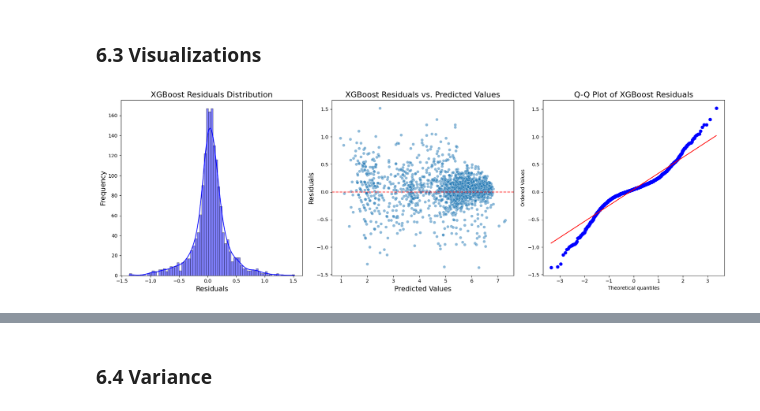
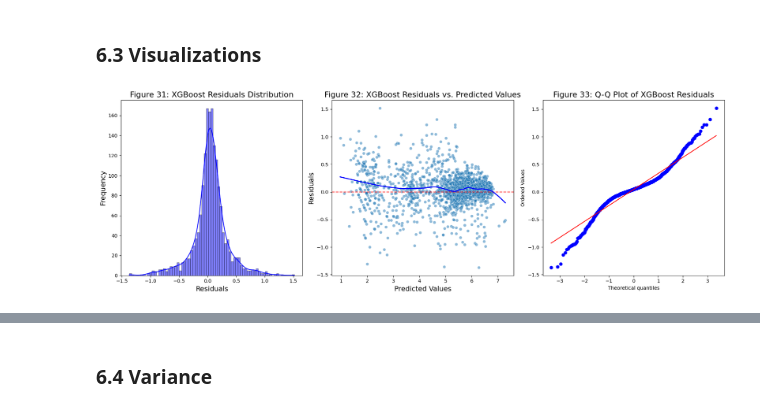
Before and after one commit to fedecaselli/ML-fundamentals-2025, a Jupyter notebook: AssignmentII/assignment_2_<Federica_Caselli[Caselli]>.ipynb, the cells around one changed output, grey strips where cells are left out. Drawn from its saved outputs; the diff is of its cells as text; code cells hidden in the pictures.

```diff
--- a/AssignmentII/assignment_2_<Federica_Caselli[Caselli]>.ipynb
+++ b/AssignmentII/assignment_2_<Federica_Caselli[Caselli]>.ipynb
@@ -1692,7 +1686,7 @@ Based on "Figure 8: Correlation Matrix of Features and Target" the features work
 # %%
-x_train = x_train.drop(columns=['workingday','holiday','weekday_sin','weekday_cos'])
-x_valid = x_valid.drop(columns=['workingday','holiday','weekday_sin','weekday_cos'])
-x_test = x_test.drop(columns=['workingday', 'holiday','weekday_sin','weekday_cos'])
+x_train = x_train.drop(columns=['holiday','weekday_sin','weekday_cos'])
+x_valid = x_valid.drop(columns=['holiday','weekday_sin','weekday_cos'])
+x_test = x_test.drop(columns=['holiday','weekday_sin','weekday_cos'])
 # %% [markdown]
 Once again, from the previously made analysis of the correlation plot the following is concluded:
 
@@ -2414,28 +2356,33 @@ Validation R^2 Score: 0.9526
 # %%
 residuals_xgb = y_valid - y_pred_valid_xgb
 
 # Plots
 fig, axes = plt.subplots(1, 3, figsize=(18, 6))
 
 # Residuals Distribution (XGBoost)
 sns.histplot(residuals_xgb, kde=True, ax=axes[0], color='blue')
-axes[0].set_title('XGBoost Residuals Distribution', fontsize=16)
+axes[0].set_title('Figure 31: XGBoost Residuals Distribution', fontsize=16)
 axes[0].set_xlabel('Residuals', fontsize=14)
 axes[0].set_ylabel('Frequency', fontsize=14)
 
 # Residuals vs. Predicted Values (XGBoost)
 sns.scatterplot(x=y_pred_valid_xgb, y=residuals_xgb, ax=axes[1], alpha=0.5)
 axes[1].axhline(0, color='red', linestyle='--')
-axes[1].set_title('XGBoost Residuals vs. Predicted Values', fontsize=16)
+
+# LOWESS smoothing line
+lowess = sm.nonparametric.lowess(residuals_xgb, y_pred_valid_xgb, frac=0.2)
+axes[1].plot(lowess[:, 0], lowess[:, 1], color='blue', linewidth=2)
+
+axes[1].set_title('Figure 32: XGBoost Residuals vs. Predicted Values', fontsize=16)
 axes[1].set_xlabel('Predicted Values', fontsize=14)
 axes[1].set_ylabel('Residuals', fontsize=14)
 
 # Q-Q Plot of Residuals (XGBoost)
 from scipy import stats
 stats.probplot(residuals_xgb, dist="norm", plot=axes[2])
-axes[2].set_title('Q-Q Plot of XGBoost Residuals', fontsize=16)
+axes[2].set_title('Figure 33: Q-Q Plot of XGBoost Residuals', fontsize=16)
 
 plt.tight_layout()
 plt.show()
 # %% [output]
-[figure, old version]
+[figure, new version]
```
Also changed, not shown: parts of 44 cells of this notebook.
